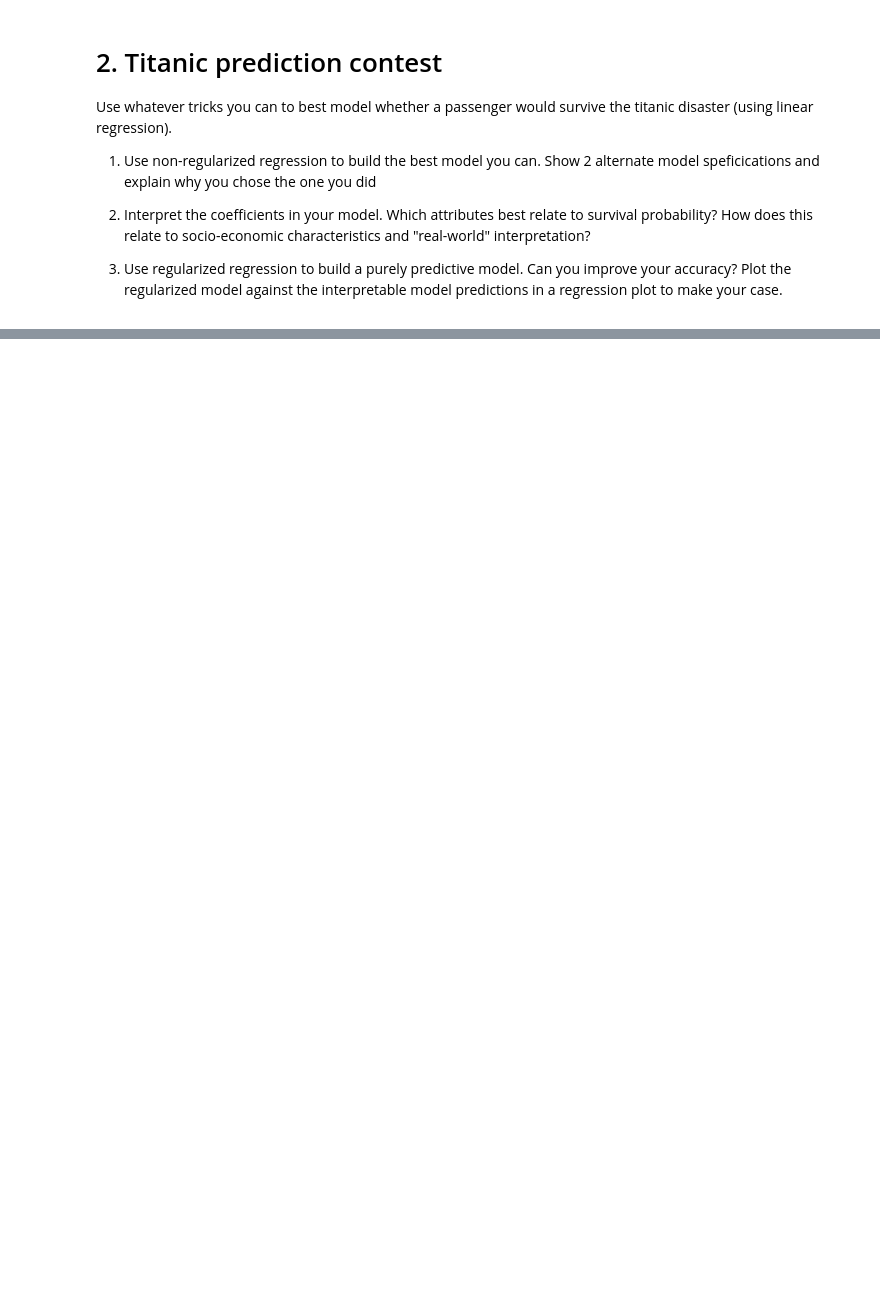
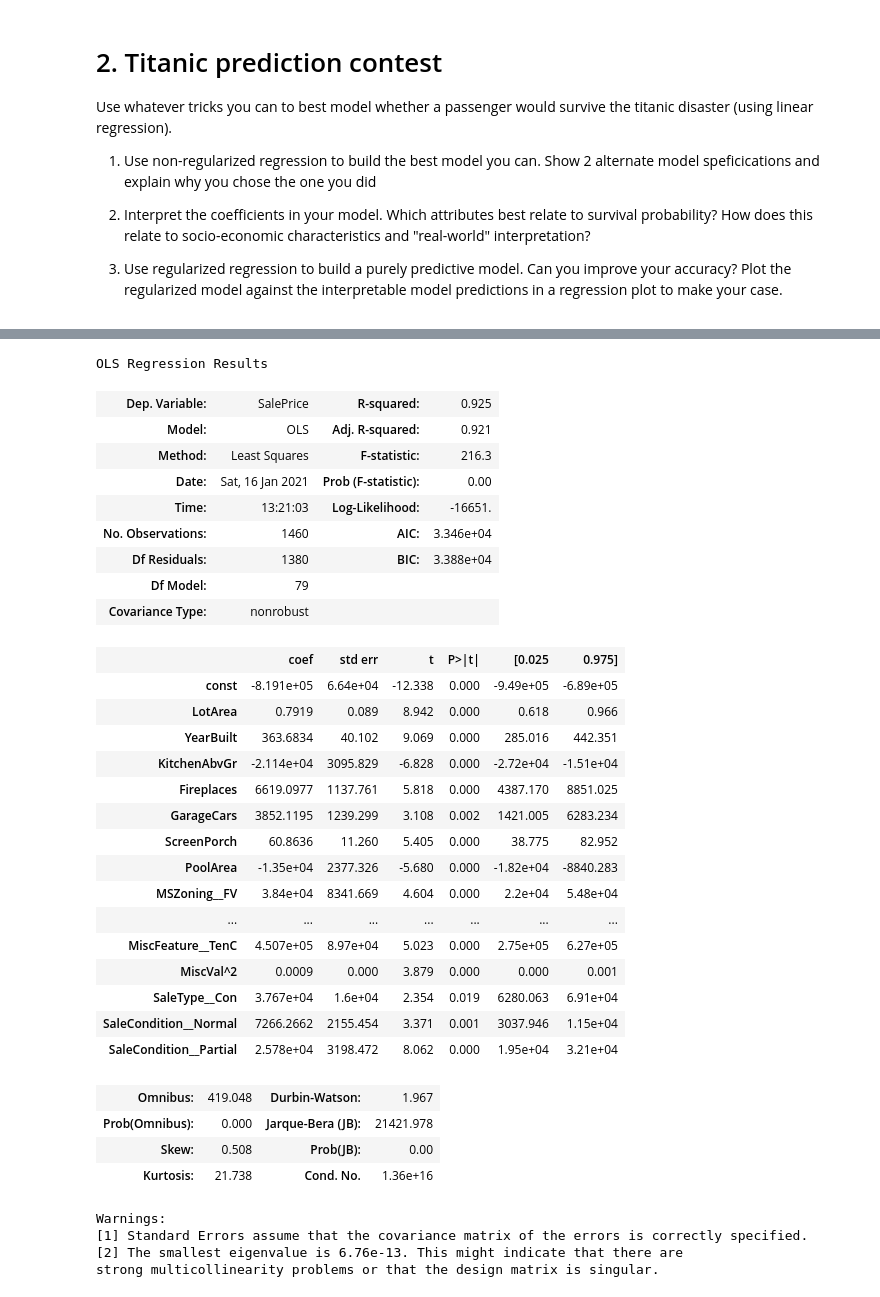
Before and after one commit to cb-ds-1/m3-3-engineering-regression, a Jupyter notebook: workshop.ipynb, the cells around one changed output, grey strips where cells are left out. Cells and saved outputs as stored; diff of their text form; code cells hidden in the pictures; blank space fills up the shorter version.

```diff
--- a/workshop.ipynb
+++ b/workshop.ipynb
@@ -110,0 +270,68 @@ Here are the features you can use (or engineer into new features!) for your `X`
+# %%
+# engineering X
+X = df.copy()
+
+columns = X.columns
+
+for column in columns:
+
+    if column in drop:
+        X = X.drop(columns = [column])
+
+    elif column in dummies:
+        name = column + "_"
+        X = X.join(pd.get_dummies(X[column], drop_first = True, prefix = name))
+        X = X.drop(columns = [column])
+
+    elif column in poly:
+        X[column] = X[column].astype(int)
+        name = column + "^2"
+        X[name] = X[column] ** 2
+        name = column + "^3"
+        X[name] = X[column] ** 3
+# %%
+# setting up y
+y = df["SalePrice"]
+# %%
+X = sm.add_constant(X)
+
+# revisions:
+# see below
+
+est = sm.OLS(y, X).fit()
+est.summary()
+# %% [output]
+OLS Regression Results
+| Dep. Variable: | SalePrice | R-squared: | 0.925 |
+| Model: | OLS | Adj. R-squared: | 0.921 |
+| Method: | Least Squares | F-statistic: | 216.3 |
+| Date: | Sat, 16 Jan 2021 | Prob (F-statistic): | 0.00 |
+| Time: | 13:21:03 | Log-Likelihood: | -16651. |
+| No. Observations: | 1460 | AIC: | 3.346e+04 |
+| Df Residuals: | 1380 | BIC: | 3.388e+04 |
+| Df Model: | 79 |  |  |
+| Covariance Type: | nonrobust |  |  |
+|  | coef | std err | t | P>|t| | [0.025 | 0.975] |
+| const | -8.191e+05 | 6.64e+04 | -12.338 | 0.000 | -9.49e+05 | -6.89e+05 |
+| LotArea | 0.7919 | 0.089 | 8.942 | 0.000 | 0.618 | 0.966 |
+| YearBuilt | 363.6834 | 40.102 | 9.069 | 0.000 | 285.016 | 442.351 |
+| KitchenAbvGr | -2.114e+04 | 3095.829 | -6.828 | 0.000 | -2.72e+04 | -1.51e+04 |
+| Fireplaces | 6619.0977 | 1137.761 | 5.818 | 0.000 | 4387.170 | 8851.025 |
+| GarageCars | 3852.1195 | 1239.299 | 3.108 | 0.002 | 1421.005 | 6283.234 |
+| ScreenPorch | 60.8636 | 11.260 | 5.405 | 0.000 | 38.775 | 82.952 |
+| PoolArea | -1.35e+04 | 2377.326 | -5.680 | 0.000 | -1.82e+04 | -8840.283 |
+| MSZoning__FV | 3.84e+04 | 8341.669 | 4.604 | 0.000 | 2.2e+04 | 5.48e+04 |
+| ... | ... | ... | ... | ... | ... | ... |
+| MiscFeature__TenC | 4.507e+05 | 8.97e+04 | 5.023 | 0.000 | 2.75e+05 | 6.27e+05 |
+| MiscVal^2 | 0.0009 | 0.000 | 3.879 | 0.000 | 0.000 | 0.001 |
+| SaleType__Con | 3.767e+04 | 1.6e+04 | 2.354 | 0.019 | 6280.063 | 6.91e+04 |
+| SaleCondition__Normal | 7266.2662 | 2155.454 | 3.371 | 0.001 | 3037.946 | 1.15e+04 |
+| SaleCondition__Partial | 2.578e+04 | 3198.472 | 8.062 | 0.000 | 1.95e+04 | 3.21e+04 |
+| Omnibus: | 419.048 | Durbin-Watson: | 1.967 |
+| Prob(Omnibus): | 0.000 | Jarque-Bera (JB): | 21421.978 |
+| Skew: | 0.508 | Prob(JB): | 0.00 |
+| Kurtosis: | 21.738 | Cond. No. | 1.36e+16 |
+Warnings:
+[1] Standard Errors assume that the covariance matrix of the errors is correctly specified.
+[2] The smallest eigenvalue is 6.76e-13. This might indicate that there are
+strong multicollinearity problems or that the design matrix is singular.
```
Also changed, not shown: parts of 17 cells of this notebook, 3 other files.
